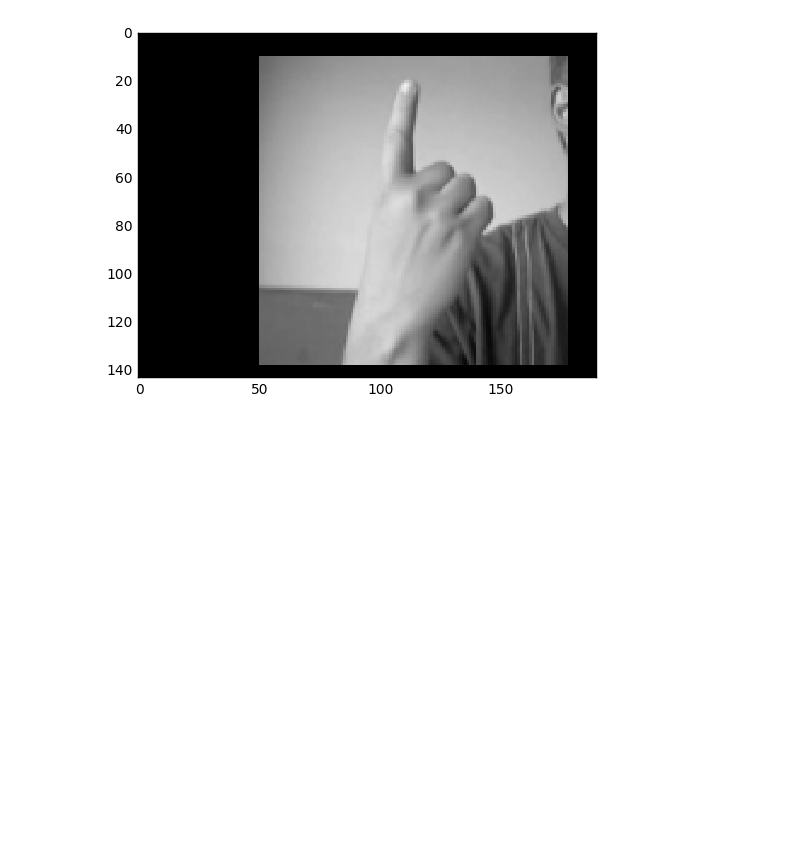
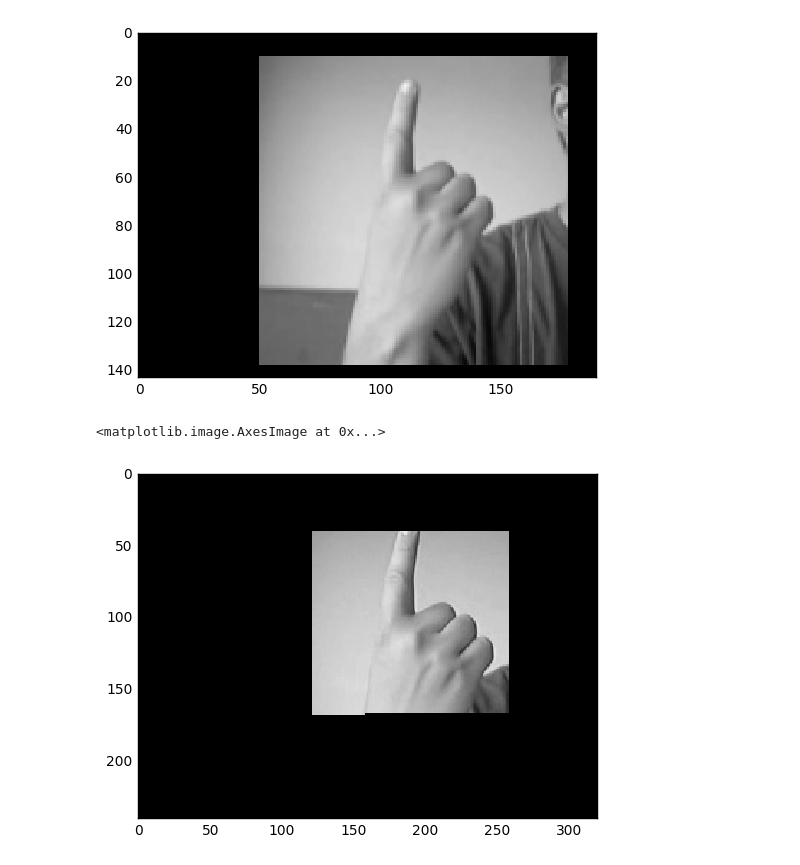
Before and after one commit to abhiravg/sign-language-detector, a Jupyter notebook: hand-non-hand-clf.ipynb, the cells around one changed output. Saved outputs shown, nothing was run; the diff lists cells and outputs as text; code cells hidden in the pictures; blank space fills up the shorter version.

Commit message:
rescaling of the confidence maps to the input image dimenions

```diff
--- a/hand-non-hand-clf.ipynb
+++ b/hand-non-hand-clf.ipynb
@@ -395,3 +395,15 @@ io.imshow(test_imgg3)
 # %% [output]
 <matplotlib.image.AxesImage at 0x...>
 [figure]
+# %%
+'bringing all the confidence maps to the same dimension'
+conf_map_1 = resize(conf_maps[0][1],test_imgg.shape)
+conf_map_2 = resize(conf_maps[1][1],test_imgg.shape)
+conf_map_3 = resize(conf_maps[2][1],test_imgg.shape)
+# %%
+test_imgg1 = test_imgg.copy()
+test_imgg1[conf_map_1!=conf_map_1.max()] = 0
+io.imshow(test_imgg1)
+# %% [output]
+<matplotlib.image.AxesImage at 0x...>
+[figure, added]
```
Also changed, not shown: parts of 2 cells of this notebook.
